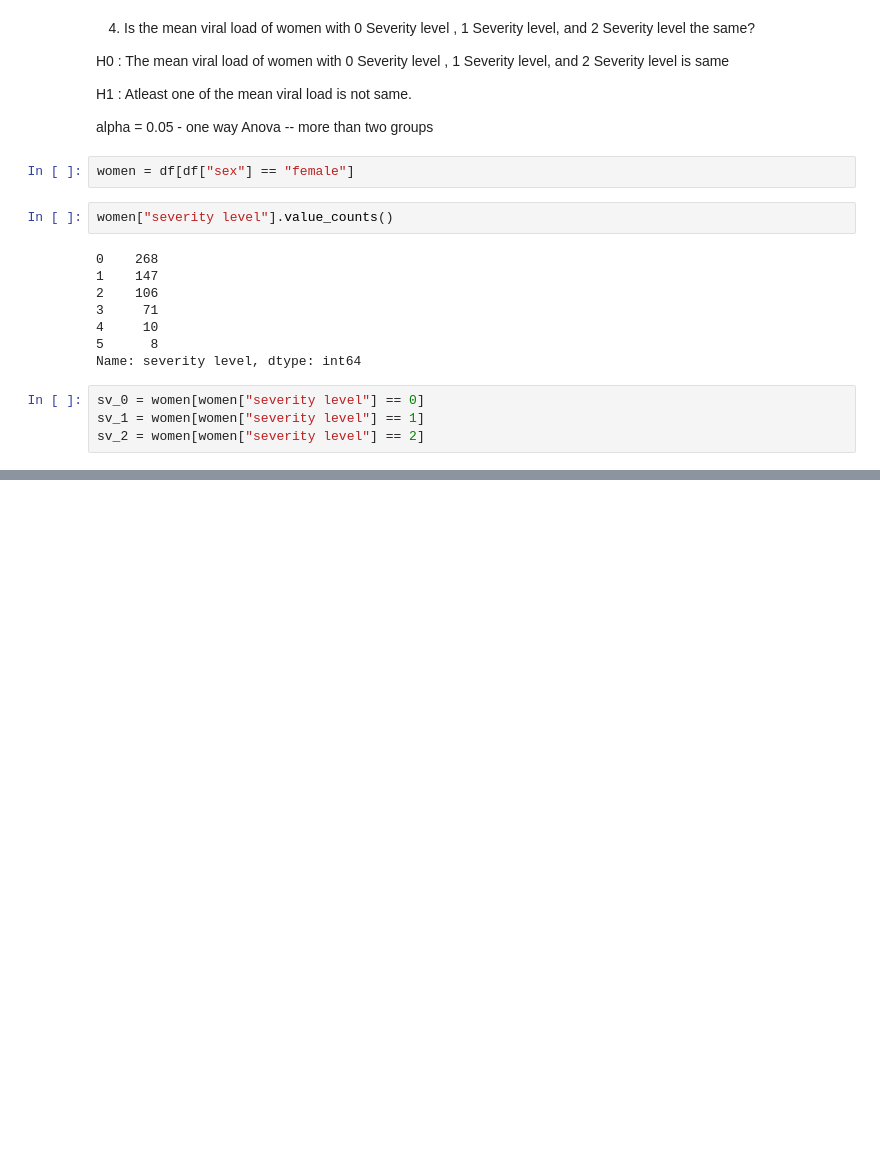
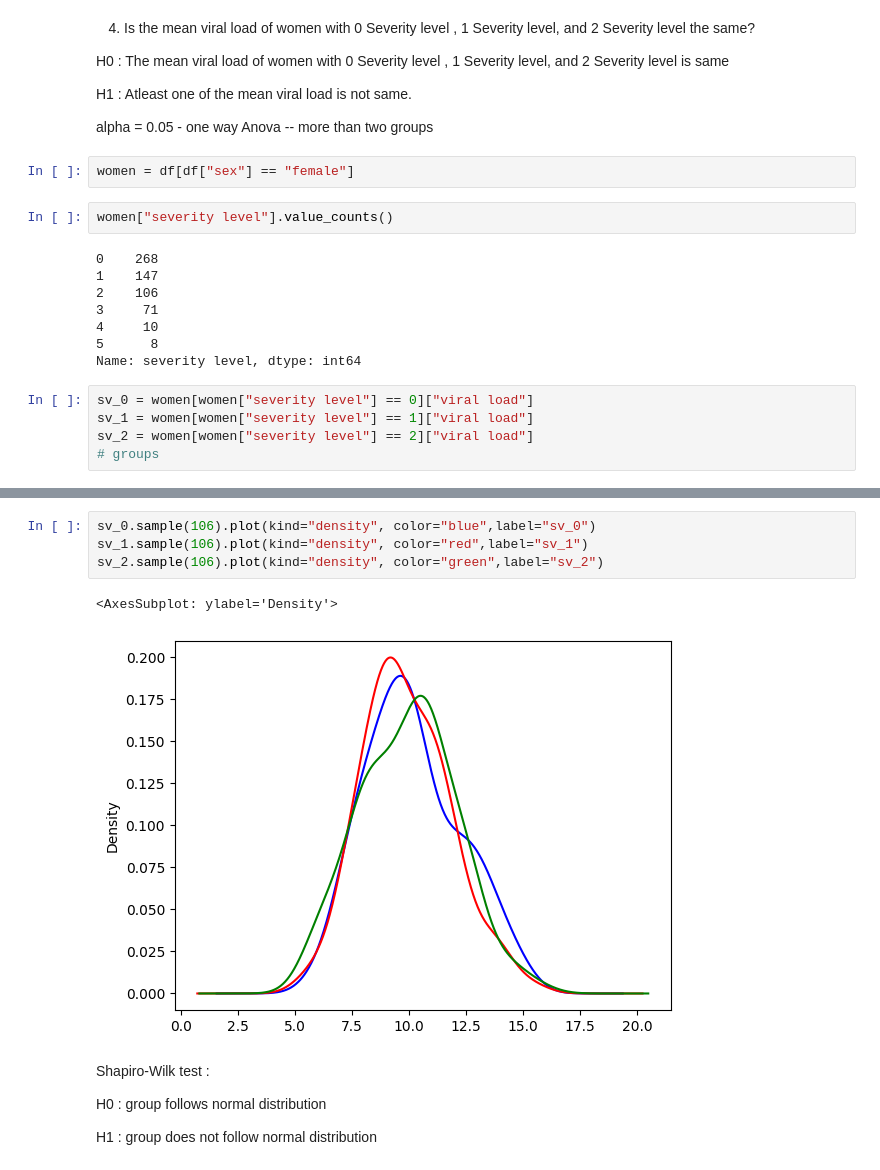
Before and after one commit to mahikshith/Apollo_hypothesis_testing, a Jupyter notebook: Apollo_hypo_test_mykee.ipynb, the cells around one changed output, grey strips where cells are left out. Cells and saved outputs as stored; diff of their text form; blank space fills up the shorter version.

```diff
--- a/Apollo_hypo_test_mykee.ipynb
+++ b/Apollo_hypo_test_mykee.ipynb
@@ -531,6 +531,7 @@ women["severity level"].value_counts()
 5      8
 Name: severity level, dtype: int64
 # %%
-sv_0 = women[women["severity level"] == 0]
-sv_1 = women[women["severity level"] == 1]
-sv_2 = women[women["severity level"] == 2]
+sv_0 = women[women["severity level"] == 0]["viral load"]
+sv_1 = women[women["severity level"] == 1]["viral load"]
+sv_2 = women[women["severity level"] == 2]["viral load"]
+# groups
@@ -542,0 +563,13 @@ Index(['age', 'sex', 'smoker', 'region', 'viral load', 'severity level',
+# %%
+sv_0.sample(106).plot(kind="density", color="blue",label="sv_0")
+sv_1.sample(106).plot(kind="density", color="red",label="sv_1")
+sv_2.sample(106).plot(kind="density", color="green",label="sv_2")
+# %% [output]
+<AxesSubplot: ylabel='Density'>
+[figure, added]
+# %% [markdown]
+Shapiro-Wilk test :
+
+H0 : group follows normal distribution
+
+H1 : group does not follow normal distribution
```
Also changed, not shown: parts of 15 cells of this notebook.
